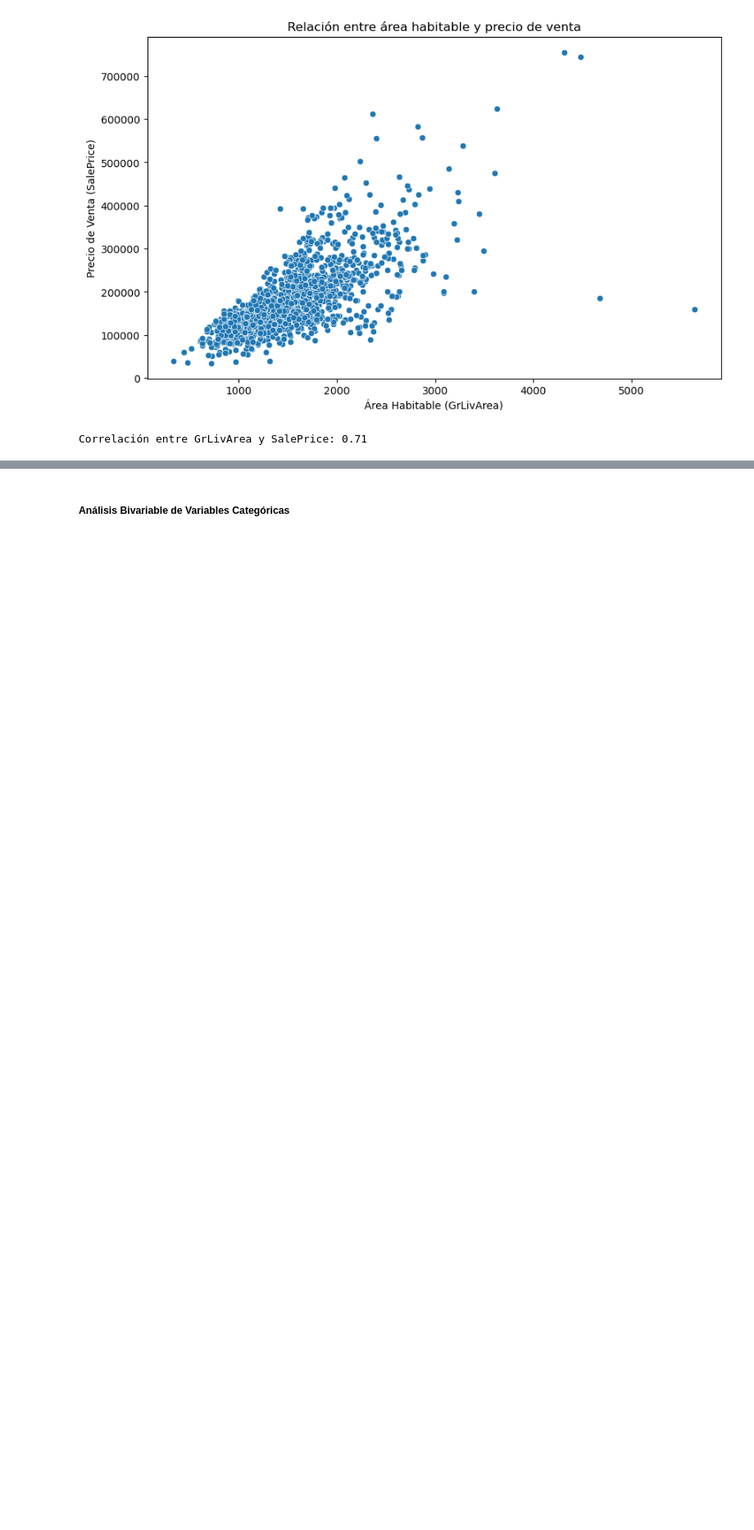
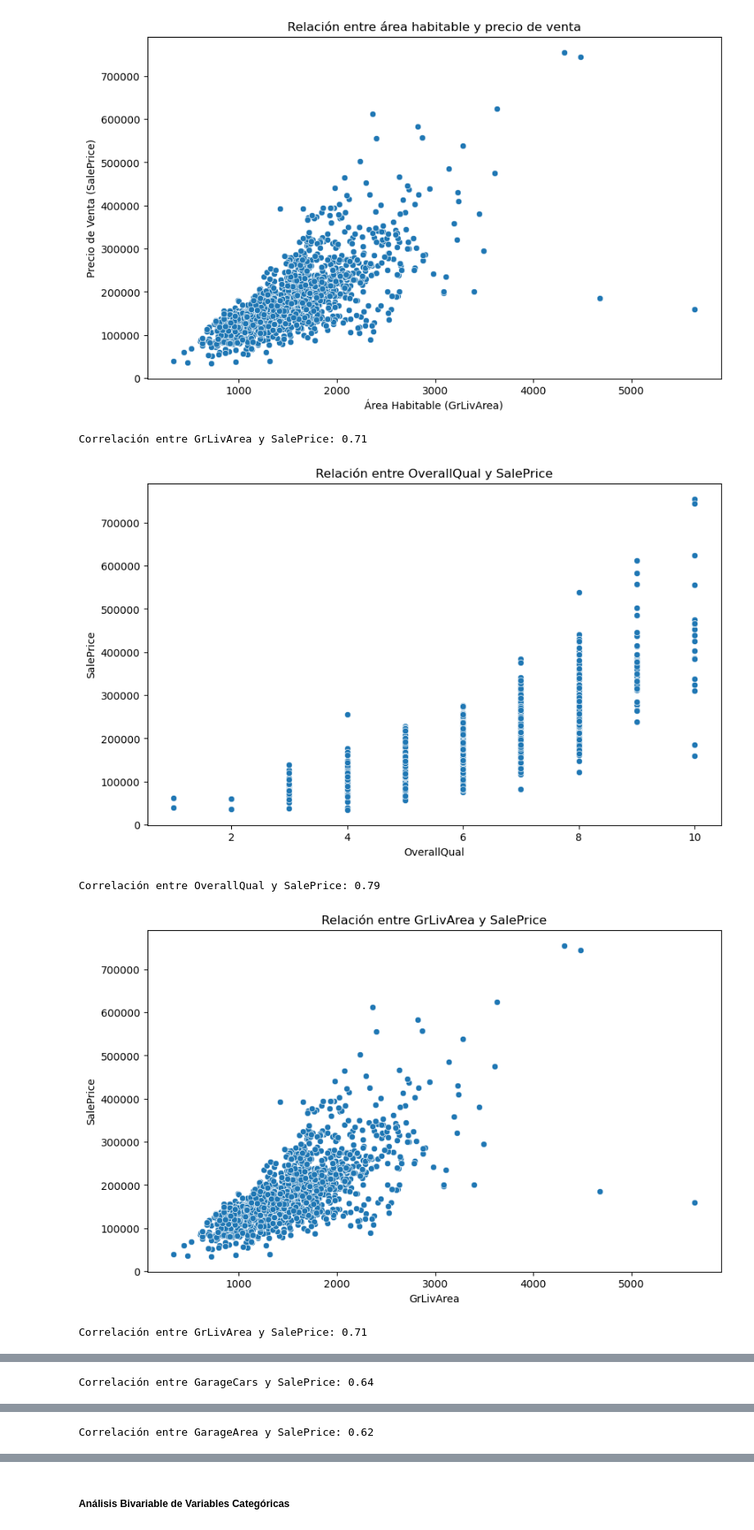
Before and after one commit to Grupo-A-Regression-and-Regularization/proyecto-1-regresion-avanzada, a Jupyter notebook: Proyecto - Regresión avanzada.ipynb, the cells around one changed output, grey strips where cells are left out. Shown at 82% size. Cells and saved outputs as stored; diff of their text form; code cells hidden in the pictures; blank space fills up the shorter version.

```diff
--- a/Proyecto - Regresión avanzada.ipynb
+++ b/Proyecto - Regresión avanzada.ipynb
@@ -550,3 +550,29 @@ print(f"Correlación entre GrLivArea y SalePrice: {correlation:.2f}")
 # %% [output]
 [figure]
 Correlación entre GrLivArea y SalePrice: 0.71
+# %%
+def top_numeric_analysis(df, target_var, top_n=10):
+    # Filtrar solo las columnas numéricas
+    numerical_columns = [col for col in df.columns if df[col].dtype != 'object']
+
+    # Calcular la correlación solo para las columnas numéricas
+    correlations = df[numerical_columns].corr()[target_var].sort_values(ascending=False)
+    top_vars = correlations.index[1:top_n+1]  # Excluyendo la primera, que es la propia 'SalePrice'
+
+    for var in top_vars:
+        plt.figure(figsize=(10, 6))
+        sns.scatterplot(x=var, y=target_var, data=df)
+        plt.title(f'Relación entre {var} y {target_var}')
+        plt.xlabel(var)
+        plt.ylabel(target_var)
+        plt.show()
+
+        print(f"Correlación entre {var} y {target_var}: {correlations[var]:.2f}\n")
+
+# Llamada a la función
+top_numeric_analysis(data, 'SalePrice')
+# %% [output]
+[figure, added]
+Correlación entre OverallQual y SalePrice: 0.79
+[figure, added]
+Correlación entre GrLivArea y SalePrice: 0.71
@@ -552,0 +580 @@ Correlación entre GrLivArea y SalePrice: 0.71
+Correlación entre GarageCars y SalePrice: 0.64
@@ -552,0 +582 @@ Correlación entre GrLivArea y SalePrice: 0.71
+Correlación entre GarageArea y SalePrice: 0.62
```
Also changed, not shown: parts of 1 cell of this notebook.
